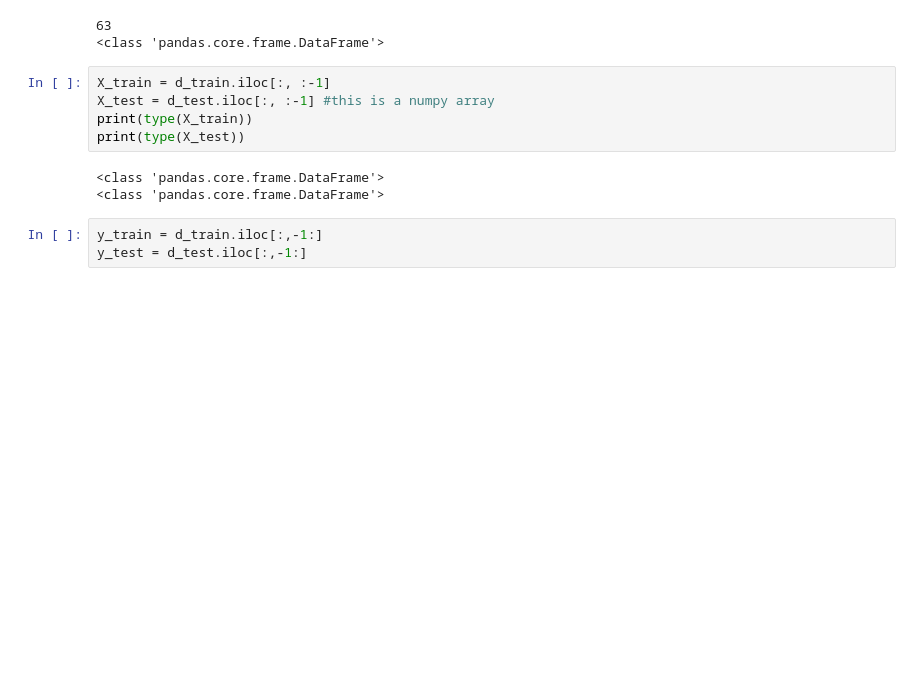
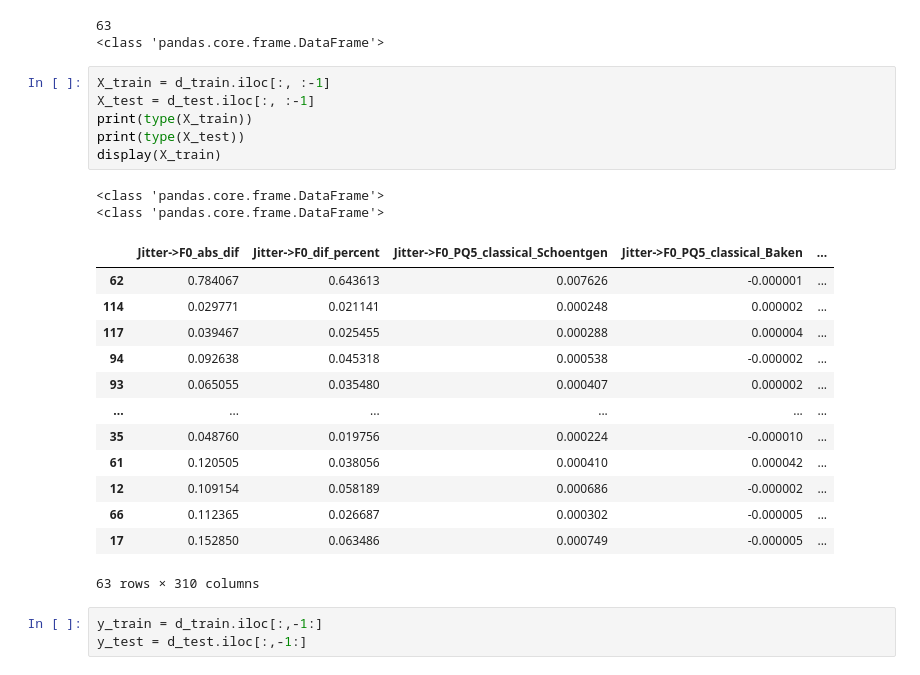
Before and after one commit to kartiksrinivas007/CS3390-Machine-Learning, a Jupyter notebook: Programs/Assigment-1-programs/Problem-3.ipynb, the cells around one changed output. Drawn from its saved outputs; the diff is of its cells as text; blank space fills up the shorter version.

```diff
--- a/Programs/Assigment-1-programs/Problem-3.ipynb
+++ b/Programs/Assigment-1-programs/Problem-3.ipynb
@@ -35,12 +51,26 @@ print(type(d_train))
 <class 'pandas.core.frame.DataFrame'>
 # %%
 X_train = d_train.iloc[:, :-1]
-X_test = d_test.iloc[:, :-1] #this is a numpy array
+X_test = d_test.iloc[:, :-1]
 print(type(X_train))
 print(type(X_test))
+display(X_train)
 # %% [output]
 <class 'pandas.core.frame.DataFrame'>
 <class 'pandas.core.frame.DataFrame'>
+|  | Jitter->F0_abs_dif | Jitter->F0_dif_percent | Jitter->F0_PQ5_classical_Schoentgen | Jitter->F0_PQ5_classical_Baken | ... |
+| 62 | 0.784067 | 0.643613 | 0.007626 | -0.000001 | ... |
+| 114 | 0.029771 | 0.021141 | 0.000248 | 0.000002 | ... |
+| 117 | 0.039467 | 0.025455 | 0.000288 | 0.000004 | ... |
+| 94 | 0.092638 | 0.045318 | 0.000538 | -0.000002 | ... |
+| 93 | 0.065055 | 0.035480 | 0.000407 | 0.000002 | ... |
+| ... | ... | ... | ... | ... | ... |
+| 35 | 0.048760 | 0.019756 | 0.000224 | -0.000010 | ... |
+| 61 | 0.120505 | 0.038056 | 0.000410 | 0.000042 | ... |
+| 12 | 0.109154 | 0.058189 | 0.000686 | -0.000002 | ... |
+| 66 | 0.112365 | 0.026687 | 0.000302 | -0.000005 | ... |
+| 17 | 0.152850 | 0.063486 | 0.000749 | -0.000005 | ... |
+63 rows × 310 columns
 # %%
 y_train = d_train.iloc[:,-1:]
 y_test = d_test.iloc[:,-1:]
```
Also changed, not shown: parts of 7 cells of this notebook, 2 other files.
